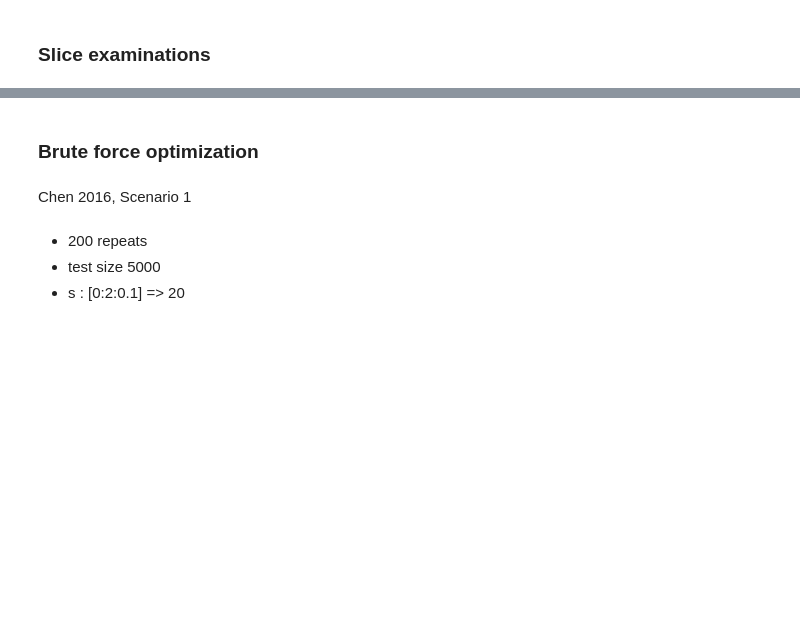
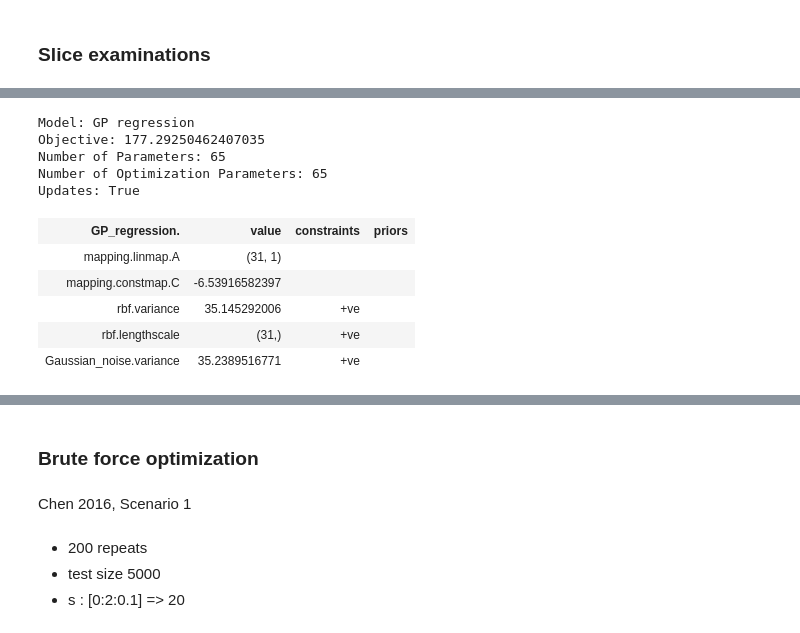
Before and after one commit to bestxolodec/DTR, a Jupyter notebook: py-notebooks/Copy-gpy.ipynb, the cells around one changed output, grey strips where cells are left out. Cells and saved outputs as stored; diff of their text form; code cells hidden in the pictures; blank space fills up the shorter version.

```diff
--- a/py-notebooks/Copy-gpy.ipynb
+++ b/py-notebooks/Copy-gpy.ipynb
@@ -170,0 +180,14 @@ array([ 7.70149791,  7.70397939,  7.7092659 ,  7.7092659 ,  7.71075373,
+# %%
+m_bad
+# %% [output]
+Model: GP regression
+Objective: 177.29250462407035
+Number of Parameters: 65
+Number of Optimization Parameters: 65
+Updates: True
+| GP_regression. | value | constraints | priors |
+| mapping.linmap.A | (31, 1) |  |  |
+| mapping.constmap.C | -6.53916582397 |  |  |
+| rbf.variance | 35.145292006 | +ve |  |
+| rbf.lengthscale | (31,) | +ve |  |
+| Gaussian_noise.variance | 35.2389516771 | +ve |  |
```
Also changed, not shown: parts of 30 cells of this notebook, 5 other files.
